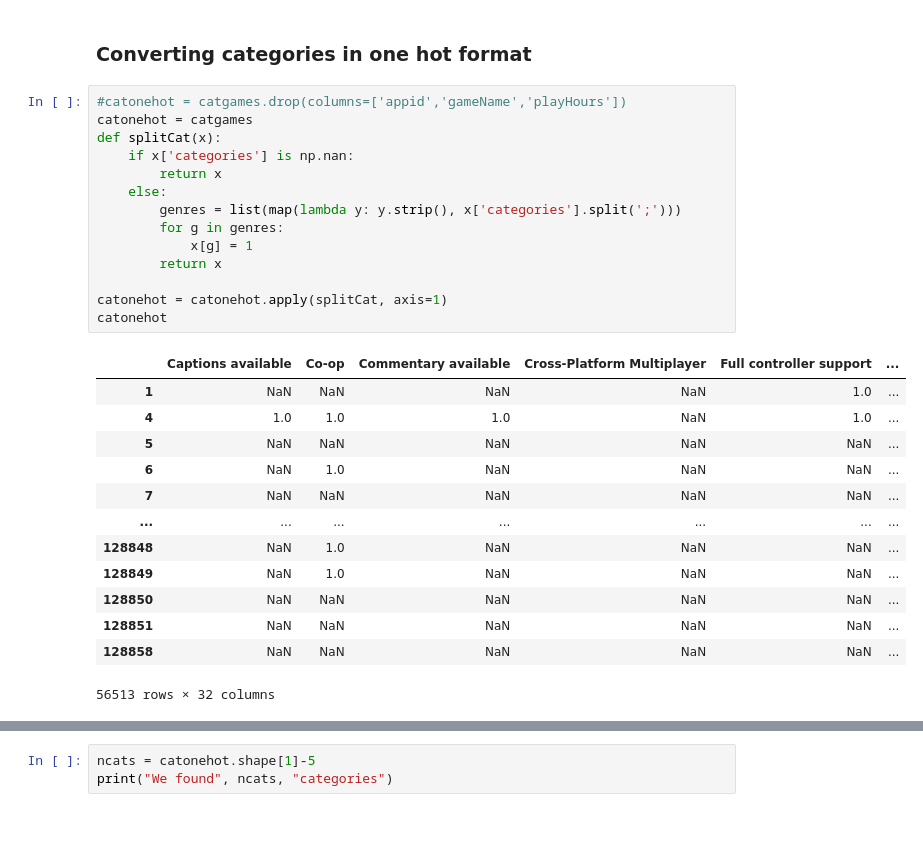
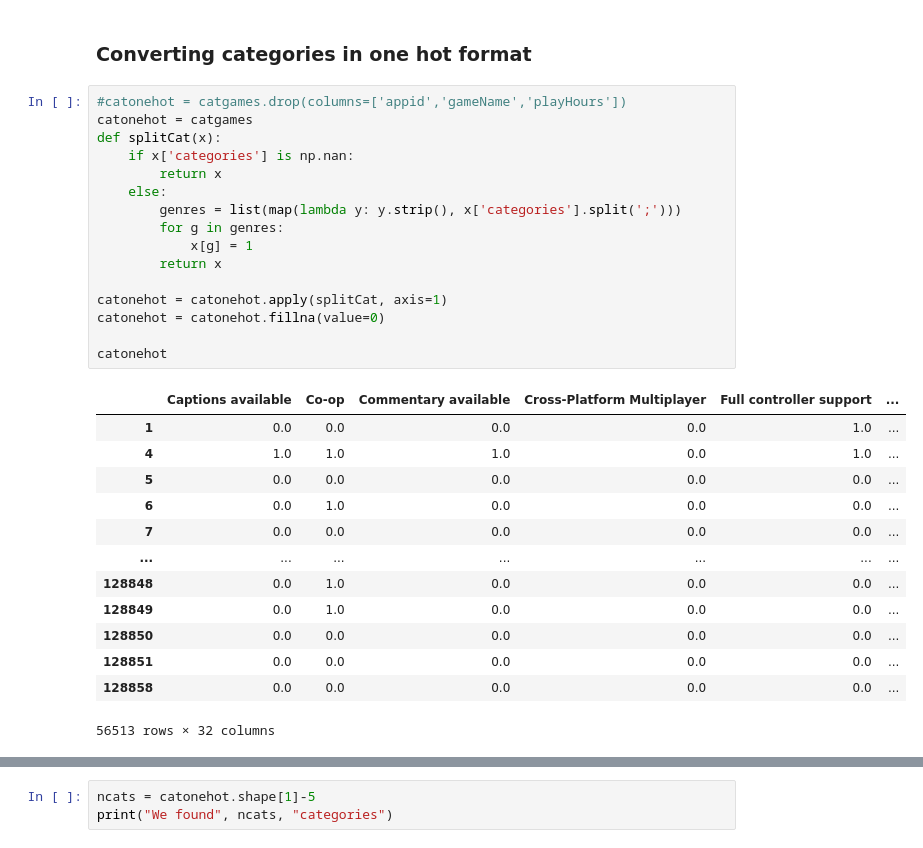
Before and after one commit to nalmt/datamining, a Jupyter notebook: Gamer profiling on catégories.ipynb, the cells around one changed output, grey strips where cells are left out. Drawn from its saved outputs; the diff is of its cells as text.

```diff
--- a/Gamer profiling on catégories.ipynb
+++ b/Gamer profiling on catégories.ipynb
@@ -132,28 +132,30 @@ catgames
 # %%
 #catonehot = catgames.drop(columns=['appid','gameName','playHours'])
 catonehot = catgames
 def splitCat(x):
     if x['categories'] is np.nan:
         return x
     else:
         genres = list(map(lambda y: y.strip(), x['categories'].split(';')))
         for g in genres:
             x[g] = 1
         return x
 
 catonehot = catonehot.apply(splitCat, axis=1)
+catonehot = catonehot.fillna(value=0)
+
 catonehot
 # %% [output]
 |  | Captions available | Co-op | Commentary available | Cross-Platform Multiplayer | Full controller support | ... |
-| 1 | NaN | NaN | NaN | NaN | 1.0 | ... |
-| 4 | 1.0 | 1.0 | 1.0 | NaN | 1.0 | ... |
-| 5 | NaN | NaN | NaN | NaN | NaN | ... |
-| 6 | NaN | 1.0 | NaN | NaN | NaN | ... |
-| 7 | NaN | NaN | NaN | NaN | NaN | ... |
+| 1 | 0.0 | 0.0 | 0.0 | 0.0 | 1.0 | ... |
+| 4 | 1.0 | 1.0 | 1.0 | 0.0 | 1.0 | ... |
+| 5 | 0.0 | 0.0 | 0.0 | 0.0 | 0.0 | ... |
+| 6 | 0.0 | 1.0 | 0.0 | 0.0 | 0.0 | ... |
+| 7 | 0.0 | 0.0 | 0.0 | 0.0 | 0.0 | ... |
 | ... | ... | ... | ... | ... | ... | ... |
-| 128848 | NaN | 1.0 | NaN | NaN | NaN | ... |
-| 128849 | NaN | 1.0 | NaN | NaN | NaN | ... |
-| 128850 | NaN | NaN | NaN | NaN | NaN | ... |
-| 128851 | NaN | NaN | NaN | NaN | NaN | ... |
-| 128858 | NaN | NaN | NaN | NaN | NaN | ... |
+| 128848 | 0.0 | 1.0 | 0.0 | 0.0 | 0.0 | ... |
+| 128849 | 0.0 | 1.0 | 0.0 | 0.0 | 0.0 | ... |
+| 128850 | 0.0 | 0.0 | 0.0 | 0.0 | 0.0 | ... |
+| 128851 | 0.0 | 0.0 | 0.0 | 0.0 | 0.0 | ... |
+| 128858 | 0.0 | 0.0 | 0.0 | 0.0 | 0.0 | ... |
 56513 rows × 32 columns
```
Also changed, not shown: parts of 14 cells of this notebook.
